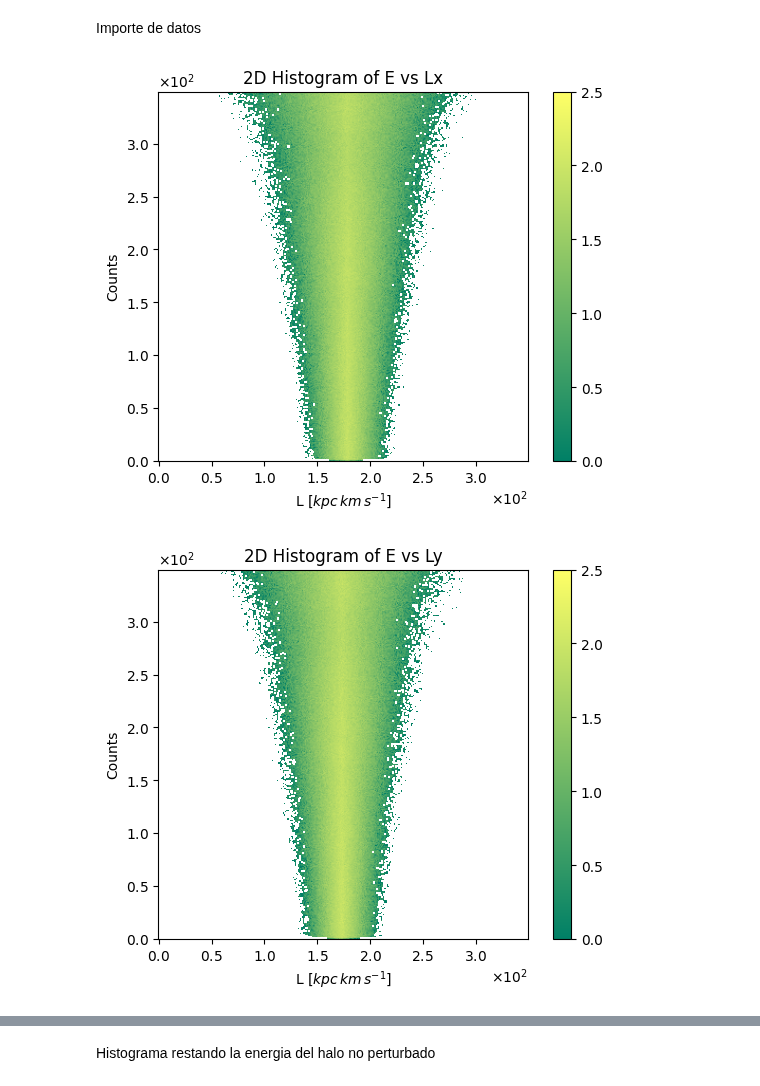
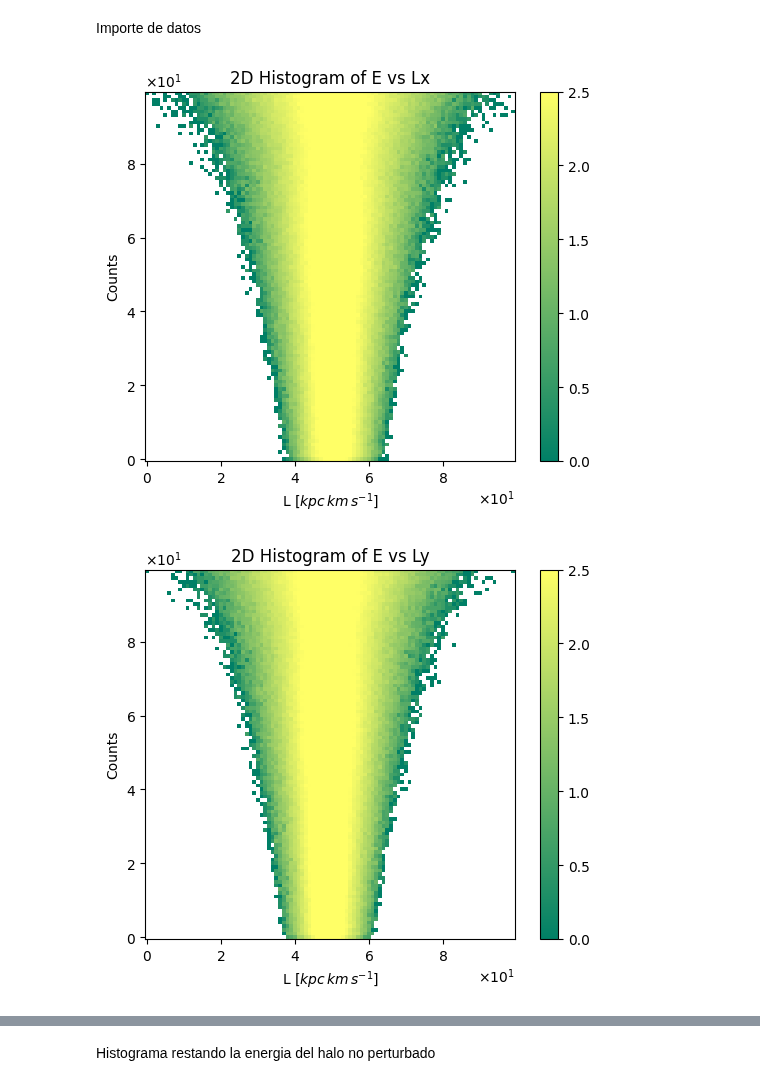
Before and after one commit to tonalidae/wakefinder, a Jupyter notebook: src/halo_energy.ipynb, the cells around one changed output, grey strips where cells are left out. Cells and saved outputs as stored; diff of their text form; code cells hidden in the pictures.

```diff
--- a/src/halo_energy.ipynb
+++ b/src/halo_energy.ipynb
@@ -87,33 +86,33 @@ def hist_energy_ang_momenta(L, E,  filename, xlabel, ylabel):
     """This function plots energy vs angular momentum for a given L and E array and makes histogram of density.
 
     Args:
         L (ndarray): 1d ang momenta numpy array
         E (ndarray): 1d energy numpy array
         filename (str): filename to save plot
         xlabel (str): Momentum axis label
         ylabel (str): Energy axis label
     """
     fig, ax = plt.subplots(1, 1)
-    energy = np.histogram2d(L, E, bins=350)
+    energy = np.histogram2d(L, E, bins=100)
     im = ax.imshow(np.log10(energy[0].T), cmap='summer', vmin=0, vmax=2.5, origin='lower')
     # ax.hist(L, bins=100, color='darkslateblue', alpha=0.5)
     ax.ticklabel_format( axis='both', style='sci', scilimits=(0,0), useMathText=True)
     ax.set_xlabel(r'L [$kpc \, km \, s^{-1}$]')
     ax.set_ylabel(r'Counts')
     ax.title.set_text('2D Histogram of '+ ylabel + ' vs ' + xlabel)
     plt.colorbar(im, ax=ax)
     plt.savefig('./../media/imgs/hist/E_vs_L/'+filename+'.jpg')
     plt.show()
     plt.close()
 
 hist_energy_ang_momenta(Lx1, E_mw, 'E_vs_Lx', 'Lx', 'E')
 hist_energy_ang_momenta(Ly1, E_mw, 'E_vs_Ly', 'Ly', 'E')
 hist_energy_ang_momenta(Lz1, E_mw, 'E_vs_Lz', 'Lz', 'E')
 hist_energy_ang_momenta(L_mag_mw, E_mw, 'E_vs_L_mag', 'L', 'E')
 hist_energy_ang_momenta(Lx2, E_mw_lmc, 'E_vs_Lx_lmc', 'Lx', 'E')
 hist_energy_ang_momenta(Ly2, E_mw_lmc, 'E_vs_Ly_lmc', 'Ly', 'E')
 hist_energy_ang_momenta(Lz2, E_mw_lmc, 'E_vs_Lz_lmc', 'Lz', 'E')
 hist_energy_ang_momenta(L_mag_mw_lmc, E_mw_lmc, 'E_vs_L_mag_lmc', 'L', 'E')
 # %% [output]
-[figure, old version]
+[figure, new version]
-[figure, old version]
+[figure, new version]
```
Also changed, not shown: parts of 4 cells of this notebook, 13 other files.
